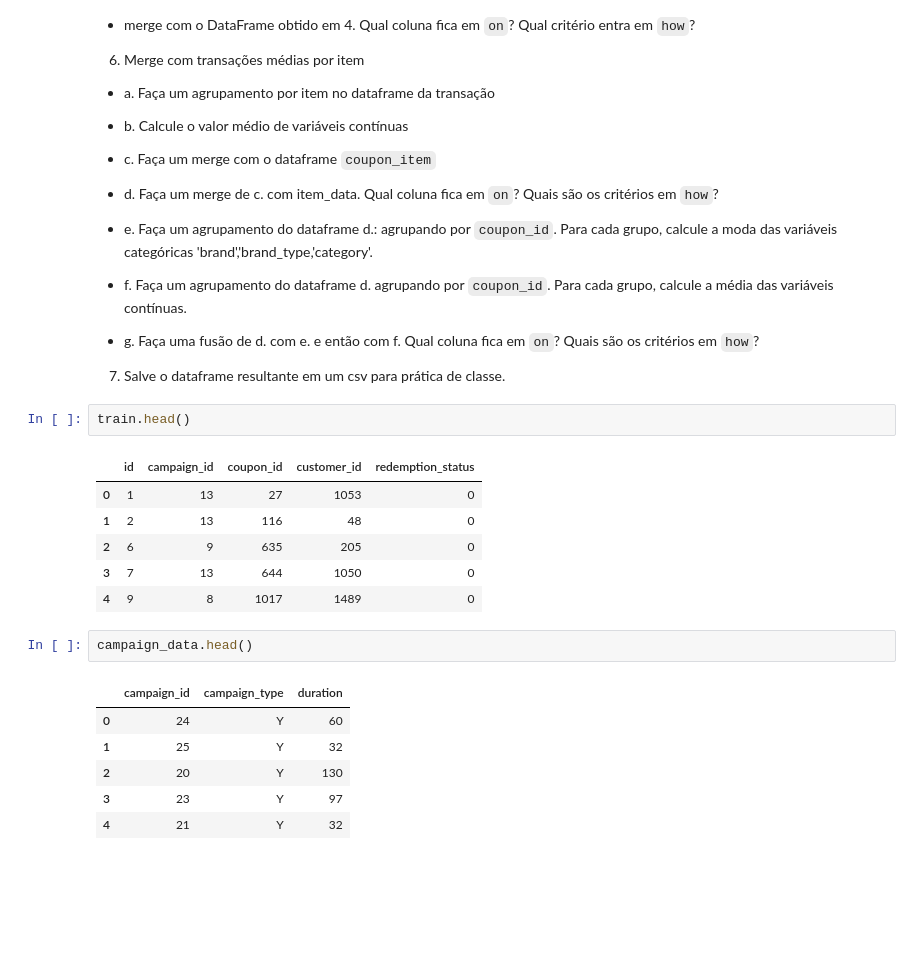
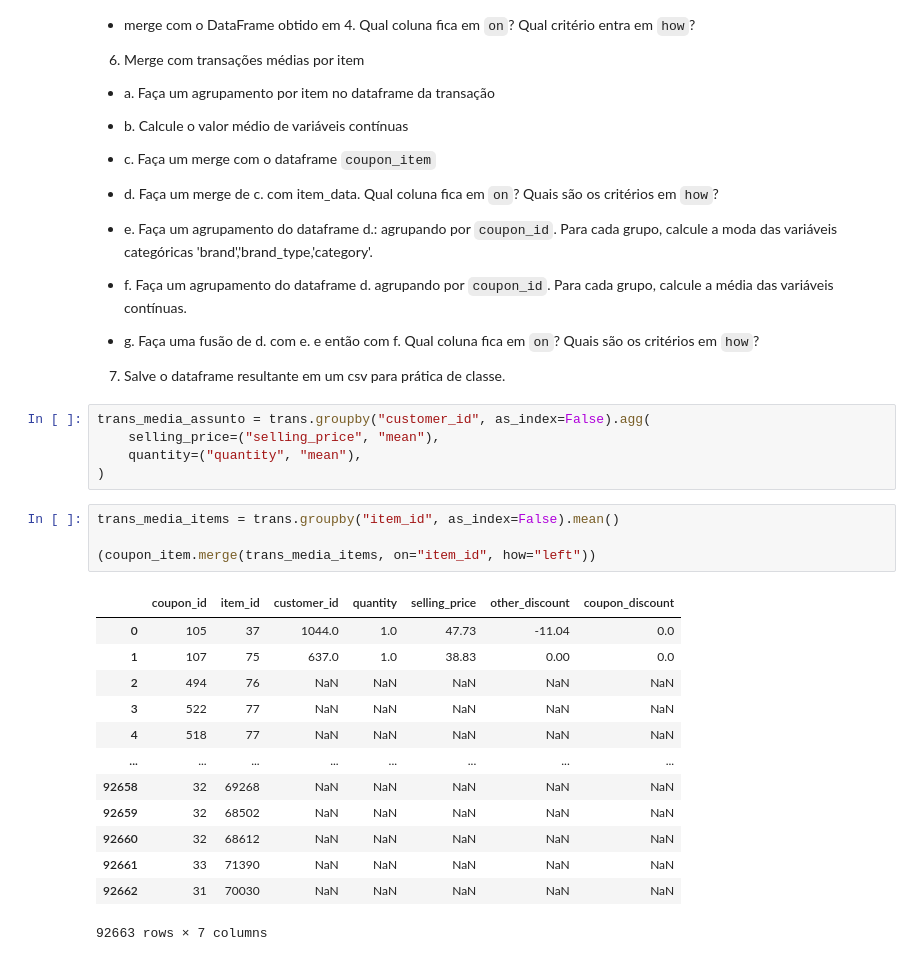
Before and after one commit to levyvix/ada_tech_numpy_pandas, a Jupyter notebook: pandas/notebooks/ADA_TECH_11_pandas_enunciado_exercicio_4.ipynb, the cells around one changed output. Drawn from its saved outputs; the diff is of its cells as text; blank space fills up the shorter version.

```diff
--- a/pandas/notebooks/ADA_TECH_11_pandas_enunciado_exercicio_4.ipynb
+++ b/pandas/notebooks/ADA_TECH_11_pandas_enunciado_exercicio_4.ipynb
@@ -262,23 +265,28 @@ campaign_data = (
 * g. Faça uma fusão de d. com e. e então com f. Qual coluna fica em `on`? Quais são os critérios em `how`?
 
 7. Salve o dataframe resultante em um csv para prática de classe.
-# %%
-train.head()
-# %% [output]
-|  | id | campaign_id | coupon_id | customer_id | redemption_status |
-| 0 | 1 | 13 | 27 | 1053 | 0 |
-| 1 | 2 | 13 | 116 | 48 | 0 |
-| 2 | 6 | 9 | 635 | 205 | 0 |
-| 3 | 7 | 13 | 644 | 1050 | 0 |
-| 4 | 9 | 8 | 1017 | 1489 | 0 |
-# %%
-campaign_data.head()
-# %% [output]
-|  | campaign_id | campaign_type | duration |
-| 0 | 24 | Y | 60 |
-| 1 | 25 | Y | 32 |
-| 2 | 20 | Y | 130 |
-| 3 | 23 | Y | 97 |
-| 4 | 21 | Y | 32 |
+# %%
+trans_media_assunto = trans.groupby("customer_id", as_index=False).agg(
+    selling_price=("selling_price", "mean"),
+    quantity=("quantity", "mean"),
+)
+# %%
+trans_media_items = trans.groupby("item_id", as_index=False).mean()
+
+(coupon_item.merge(trans_media_items, on="item_id", how="left"))
+# %% [output]
+|  | coupon_id | item_id | customer_id | quantity | selling_price | other_discount | coupon_discount |
+| 0 | 105 | 37 | 1044.0 | 1.0 | 47.73 | -11.04 | 0.0 |
+| 1 | 107 | 75 | 637.0 | 1.0 | 38.83 | 0.00 | 0.0 |
+| 2 | 494 | 76 | NaN | NaN | NaN | NaN | NaN |
+| 3 | 522 | 77 | NaN | NaN | NaN | NaN | NaN |
+| 4 | 518 | 77 | NaN | NaN | NaN | NaN | NaN |
+| ... | ... | ... | ... | ... | ... | ... | ... |
+| 92658 | 32 | 69268 | NaN | NaN | NaN | NaN | NaN |
+| 92659 | 32 | 68502 | NaN | NaN | NaN | NaN | NaN |
+| 92660 | 32 | 68612 | NaN | NaN | NaN | NaN | NaN |
+| 92661 | 33 | 71390 | NaN | NaN | NaN | NaN | NaN |
+| 92662 | 31 | 70030 | NaN | NaN | NaN | NaN | NaN |
+92663 rows × 7 columns
 # %%
 (
```
Also changed, not shown: parts of 13 cells of this notebook, 5 other files.
